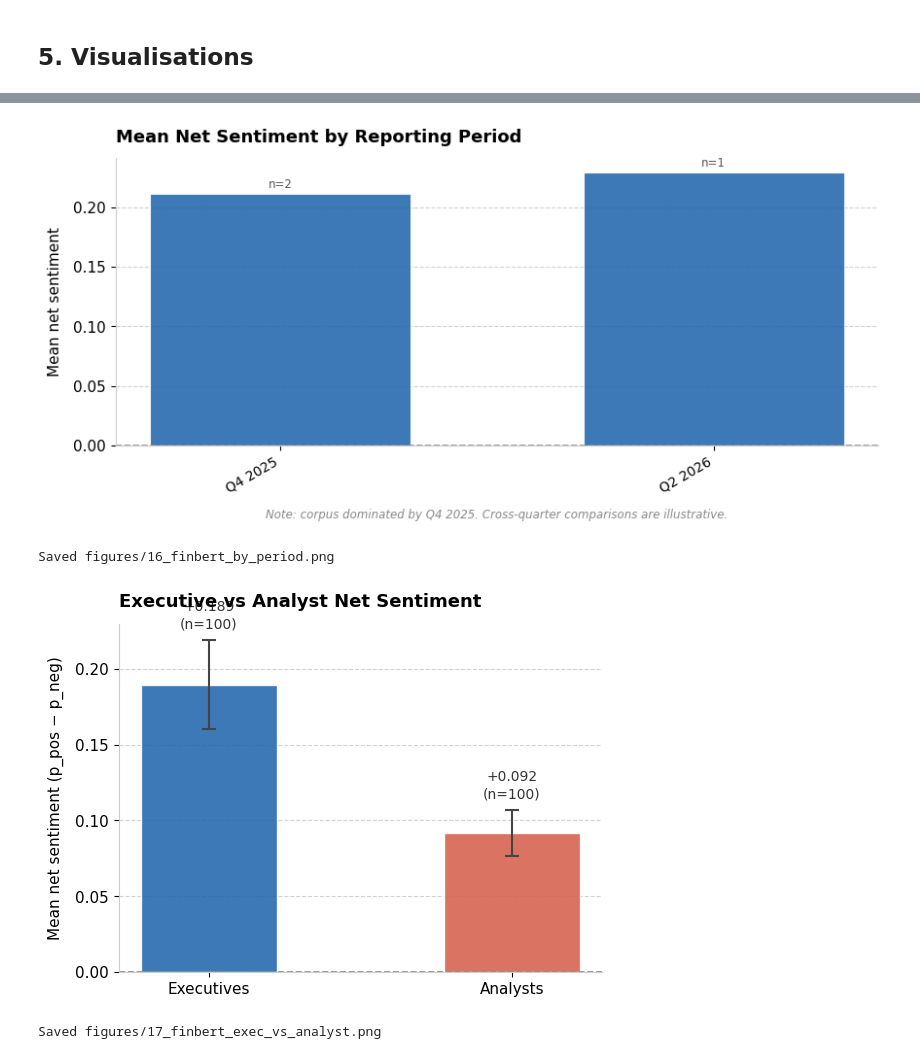
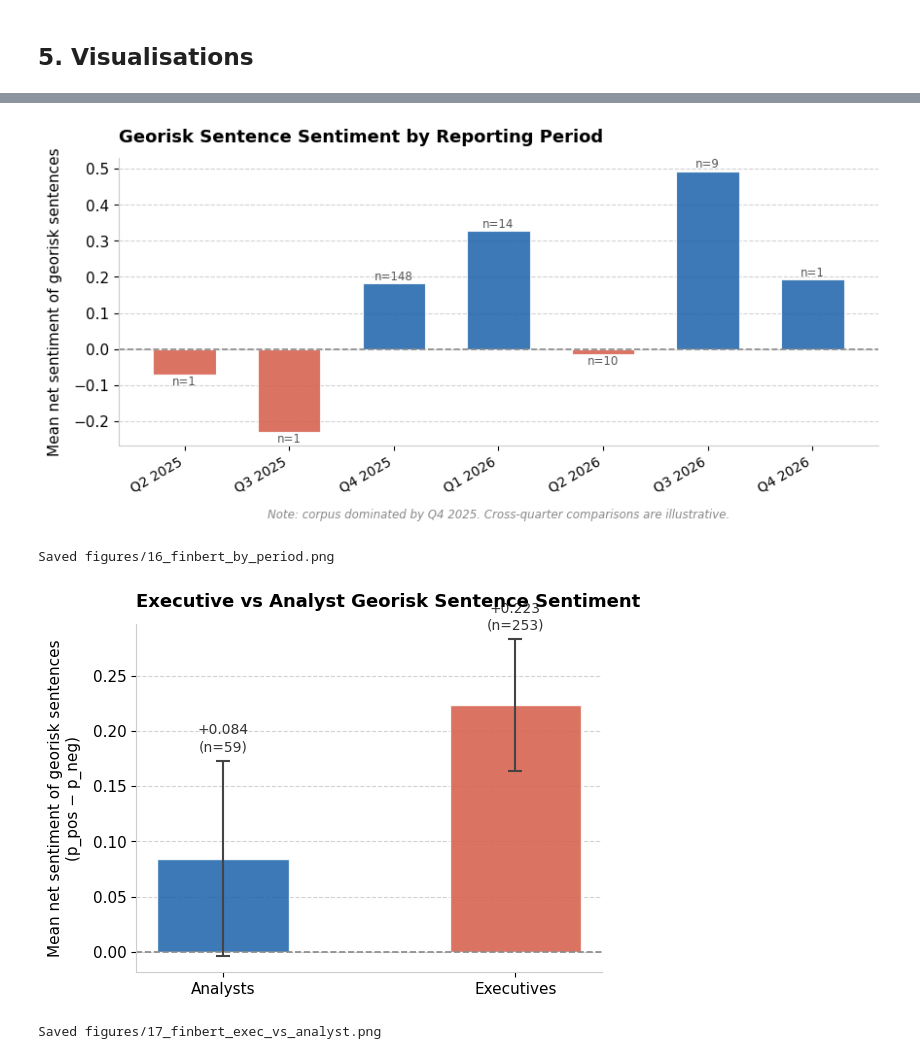
Before and after one commit to juttingn/earnings-call-text-analysis, a Jupyter notebook: 04_finbert_sentiment.ipynb, the cells around one changed output, grey strips where cells are left out. Drawn from its saved outputs; the diff is of its cells as text; code cells hidden in the pictures.

```diff
--- a/04_finbert_sentiment.ipynb
+++ b/04_finbert_sentiment.ipynb
@@ -214,9 +212,15 @@ print('Saved figures/15_finbert_by_topic.png')
 Saved figures/15_finbert_by_topic.png
 # %%
-# ── Fig 3: Net sentiment by reporting period ────────────────────────────────
+# ── Fig 3: Georisk sentence sentiment by reporting period ──────────────────
 
+transcript_sent = (
+    df.dropna(subset=['reporting_period', 'net_sentiment'])
+    .groupby(['url', 'reporting_period'], observed=True)['net_sentiment']
+    .mean()
+    .reset_index()
+)
 period_sent = (
-    df.dropna(subset=['reporting_period', 'net_sentiment'])
+    transcript_sent
     .groupby('reporting_period', observed=True)
     .agg(mean_net=('net_sentiment', 'mean'),
          n=('net_sentiment', 'count'))
@@ -240,8 +244,8 @@ ax.axhline(0, color='#888888', linewidth=1.2, linestyle='--')
 ax.set_xticks(x)
 ax.set_xticklabels(period_sent['reporting_period'].astype(str),
                    rotation=30, ha='right', fontsize=10)
-ax.set_ylabel('Mean net sentiment', fontsize=11, labelpad=8)
-ax.set_title('Mean Net Sentiment by Reporting Period',
+ax.set_ylabel('Mean net sentiment of georisk sentences', fontsize=11, labelpad=8)
+ax.set_title('Georisk Sentence Sentiment by Reporting Period',
              fontsize=13, fontweight='bold', pad=12, loc='left')
 ax.set_xlabel(
     'Note: corpus dominated by Q4 2025. Cross-quarter comparisons are illustrative.',
@@ -257,50 +261,54 @@ plt.savefig('figures/16_finbert_by_period.png', dpi=160,
 plt.show()
 print('Saved figures/16_finbert_by_period.png')
 # %% [output]
-[figure, old version]
+[figure, new version]
 Saved figures/16_finbert_by_period.png
 # %%
-# ── Fig 4: Executive vs analyst net sentiment ───────────────────────────────
+# ── Fig 4: Executive vs analyst georisk sentence sentiment ─────────────────
 
-role_data = pd.DataFrame({
-    'Role':         ['Executives', 'Analysts'],
-    'mean_net':     [df['exec_net'].mean(), df['analyst_net'].mean()],
-    'std':          [df['exec_net'].std(),  df['analyst_net'].std()],
-    'n':            [df['exec_net'].notna().sum(), df['analyst_net'].notna().sum()],
-})
-role_data['se'] = role_data['std'] / np.sqrt(role_data['n'])
+role_agg = (
+    df.dropna(subset=['net_sentiment'])
+    .groupby('speaker_type')
+    .agg(mean_net=('net_sentiment', 'mean'),
+         std=('net_sentiment', 'std'),
+         n=('net_sentiment', 'count'))
+    .reset_index()
+)
+role_agg['se']    = role_agg['std'] / np.sqrt(role_agg['n'])
+role_agg['label'] = role_agg['speaker_type'].map(
+    {'exec': 'Executives', 'analyst': 'Analysts'})
 
 fig, ax = plt.subplots(figsize=(6, 4.5))
 ROLE_COLORS = ['#2166AC', '#D6604D']
-bars = ax.bar(role_data['Role'], role_data['mean_net'],
-              color=ROLE_COLORS, alpha=0.88, edgecolor='white',
+bars = ax.bar(role_agg['label'], role_agg['mean_net'],
+              color=ROLE_COLORS[:len(role_agg)], alpha=0.88, edgecolor='white',
               linewidth=1.0, width=0.45,
-              yerr=role_data['se'] * 1.96, capsize=5,
+              yerr=role_agg['se'] * 1.96, capsize=5,
               error_kw={'elinewidth': 1.5, 'ecolor': '#444444', 'capthick': 1.5})
 
-for bar, (_, row) in zip(bars, role_data.iterrows()):
+for bar, (_, row) in zip(bars, role_agg.iterrows()):
     y_off = 0.002 if row['mean_net'] >= 0 else -0.002
     ax.text(bar.get_x() + bar.get_width() / 2,
             row['mean_net'] + row['se'] * 1.96 + abs(y_off) * 3,
             f"{row['mean_net']:+.3f}\n(n={row['n']:,})",
             ha='center', va='bottom', fontsize=10, color='#333333',
             linespacing=1.3)
 
 ax.axhline(0, color='#888888', linewidth=1.2, linestyle='--')
-ax.set_ylabel('Mean net sentiment (p_pos − p_neg)', fontsize=11, labelpad=8)
-ax.set_title('Executive vs Analyst Net Sentiment',
+ax.set_ylabel('Mean net sentiment of georisk sentences\n(p_pos \u2212 p_neg)',
+              fontsize=11, labelpad=8)
+ax.set_title('Executive vs Analyst Georisk Sentence Sentiment',
              fontsize=13, fontweight='bold', pad=12, loc='left')
-ax.set_subtitle = None
 ax.yaxis.grid(True, linestyle='--', alpha=0.35, color='grey', zorder=0)
 ax.set_axisbelow(True)
 ax.spines[['top', 'right']].set_visible(False)
 ax.spines[['left', 'bottom']].set_color('#cccccc')
 plt.tight_layout(pad=1.5)
 plt.savefig('figures/17_finbert_exec_vs_analyst.png', dpi=160,
             bbox_inches='tight', facecolor='white')
 plt.show()
 print('Saved figures/17_finbert_exec_vs_analyst.png')
 # %% [output]
-[figure, old version]
+[figure, new version]
 Saved figures/17_finbert_exec_vs_analyst.png
 # %%
```
Also changed, not shown: parts of 10 cells of this notebook, 8 other files.
